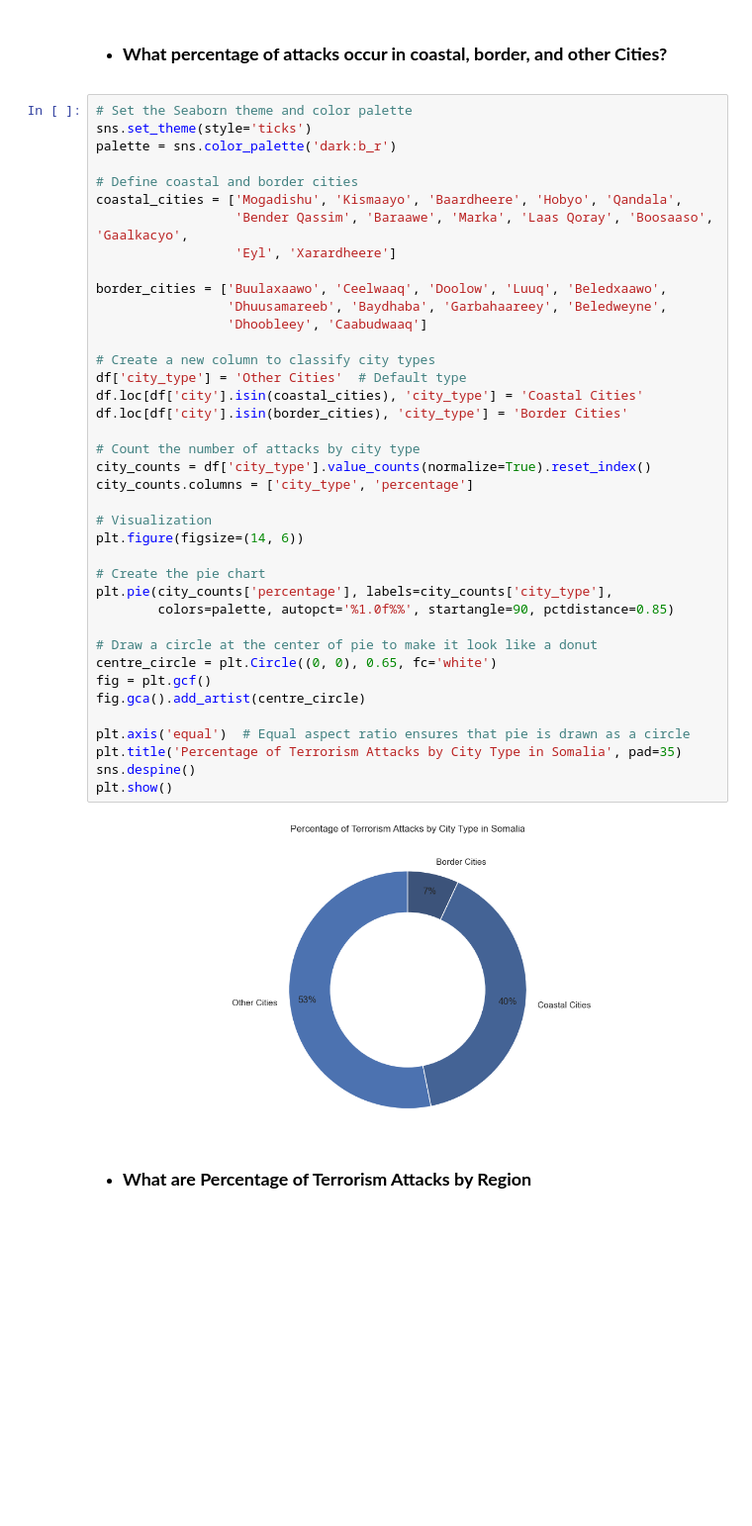
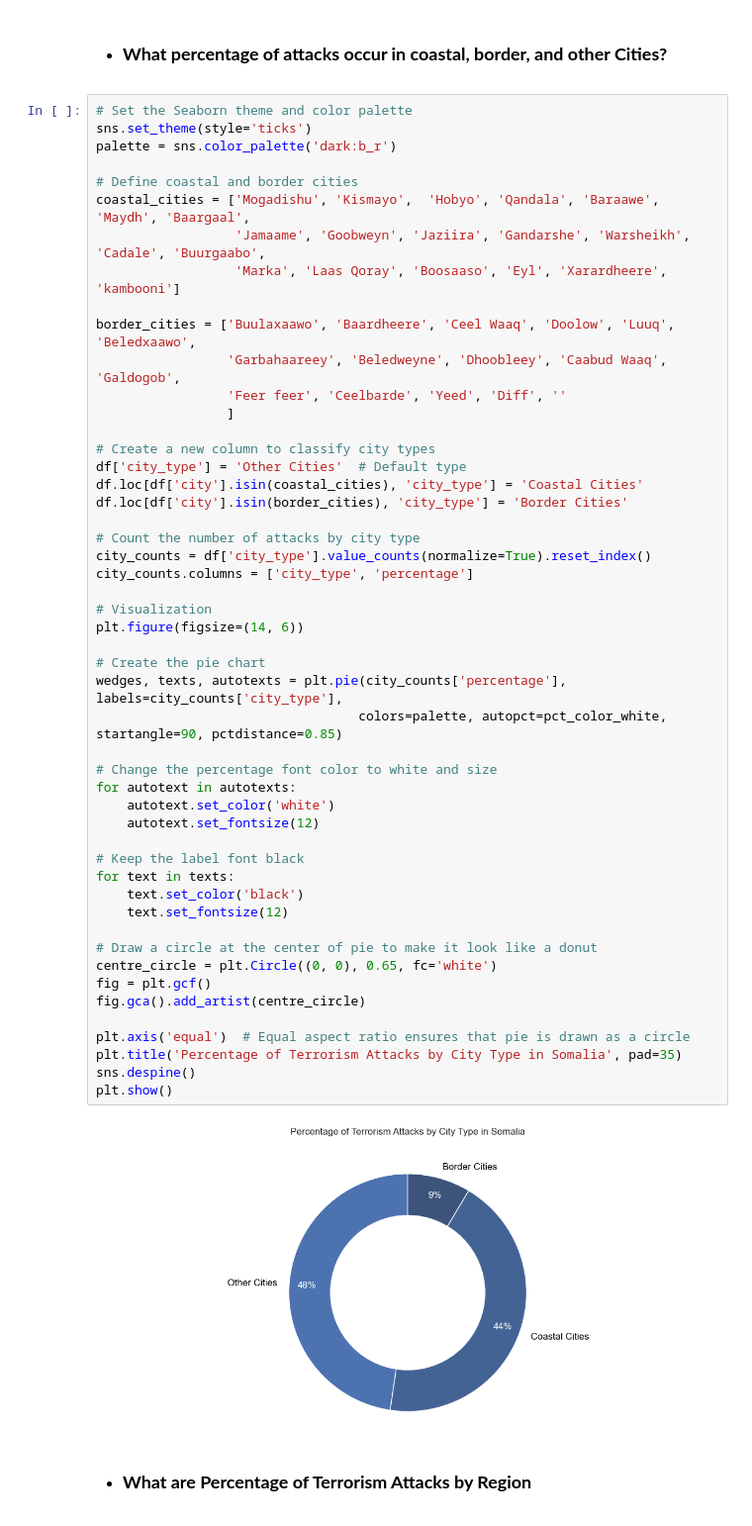
Before and after one commit to awcaliyare/terrorism_in_somalia, a Jupyter notebook: terrorism_in_somalia.ipynb, the cells around one changed output. Shown at 99% size. Drawn from its saved outputs; the diff is of its cells as text; blank space fills up the shorter version.

```diff
--- a/terrorism_in_somalia.ipynb
+++ b/terrorism_in_somalia.ipynb
@@ -669,42 +577,53 @@ m.save("som_interactive_terrorism_map.html")
 sns.set_theme(style='ticks')
 palette = sns.color_palette('dark:b_r')
 
 # Define coastal and border cities
-coastal_cities = ['Mogadishu', 'Kismaayo', 'Baardheere', 'Hobyo', 'Qandala',
-                  'Bender Qassim', 'Baraawe', 'Marka', 'Laas Qoray', 'Boosaaso', 'Gaalkacyo',
-                  'Eyl', 'Xarardheere']
+coastal_cities = ['Mogadishu', 'Kismayo',  'Hobyo', 'Qandala', 'Baraawe', 'Maydh', 'Baargaal',
+                  'Jamaame', 'Goobweyn', 'Jaziira', 'Gandarshe', 'Warsheikh', 'Cadale', 'Buurgaabo',
+                  'Marka', 'Laas Qoray', 'Boosaaso', 'Eyl', 'Xarardheere', 'kambooni']
 
-border_cities = ['Buulaxaawo', 'Ceelwaaq', 'Doolow', 'Luuq', 'Beledxaawo',
-                 'Dhuusamareeb', 'Baydhaba', 'Garbahaareey', 'Beledweyne',
-                 'Dhoobleey', 'Caabudwaaq']
+border_cities = ['Buulaxaawo', 'Baardheere', 'Ceel Waaq', 'Doolow', 'Luuq', 'Beledxaawo',
+                 'Garbahaareey', 'Beledweyne', 'Dhoobleey', 'Caabud Waaq', 'Galdogob',
+                 'Feer feer', 'Ceelbarde', 'Yeed', 'Diff', ''
+                 ]
 
 # Create a new column to classify city types
 df['city_type'] = 'Other Cities'  # Default type
 df.loc[df['city'].isin(coastal_cities), 'city_type'] = 'Coastal Cities'
 df.loc[df['city'].isin(border_cities), 'city_type'] = 'Border Cities'
 
 # Count the number of attacks by city type
 city_counts = df['city_type'].value_counts(normalize=True).reset_index()
 city_counts.columns = ['city_type', 'percentage']
 
 # Visualization
 plt.figure(figsize=(14, 6))
 
 # Create the pie chart
-plt.pie(city_counts['percentage'], labels=city_counts['city_type'],
-        colors=palette, autopct='%1.0f%%', startangle=90, pctdistance=0.85)
+wedges, texts, autotexts = plt.pie(city_counts['percentage'], labels=city_counts['city_type'],
+                                  colors=palette, autopct=pct_color_white, startangle=90, pctdistance=0.85)
+
+# Change the percentage font color to white and size
+for autotext in autotexts:
+    autotext.set_color('white')
+    autotext.set_fontsize(12)
+
+# Keep the label font black
+for text in texts:
+    text.set_color('black')
+    text.set_fontsize(12)
 
 # Draw a circle at the center of pie to make it look like a donut
 centre_circle = plt.Circle((0, 0), 0.65, fc='white')
 fig = plt.gcf()
 fig.gca().add_artist(centre_circle)
 
 plt.axis('equal')  # Equal aspect ratio ensures that pie is drawn as a circle
 plt.title('Percentage of Terrorism Attacks by City Type in Somalia', pad=35)
 sns.despine()
 plt.show()
 # %% [output]
-[figure, old version]
+[figure, new version]
 # %% [markdown]
 - ### **What are Percentage of Terrorism Attacks by Region**
 # %%
```
Also changed, not shown: parts of 25 cells of this notebook, 5 other files.
